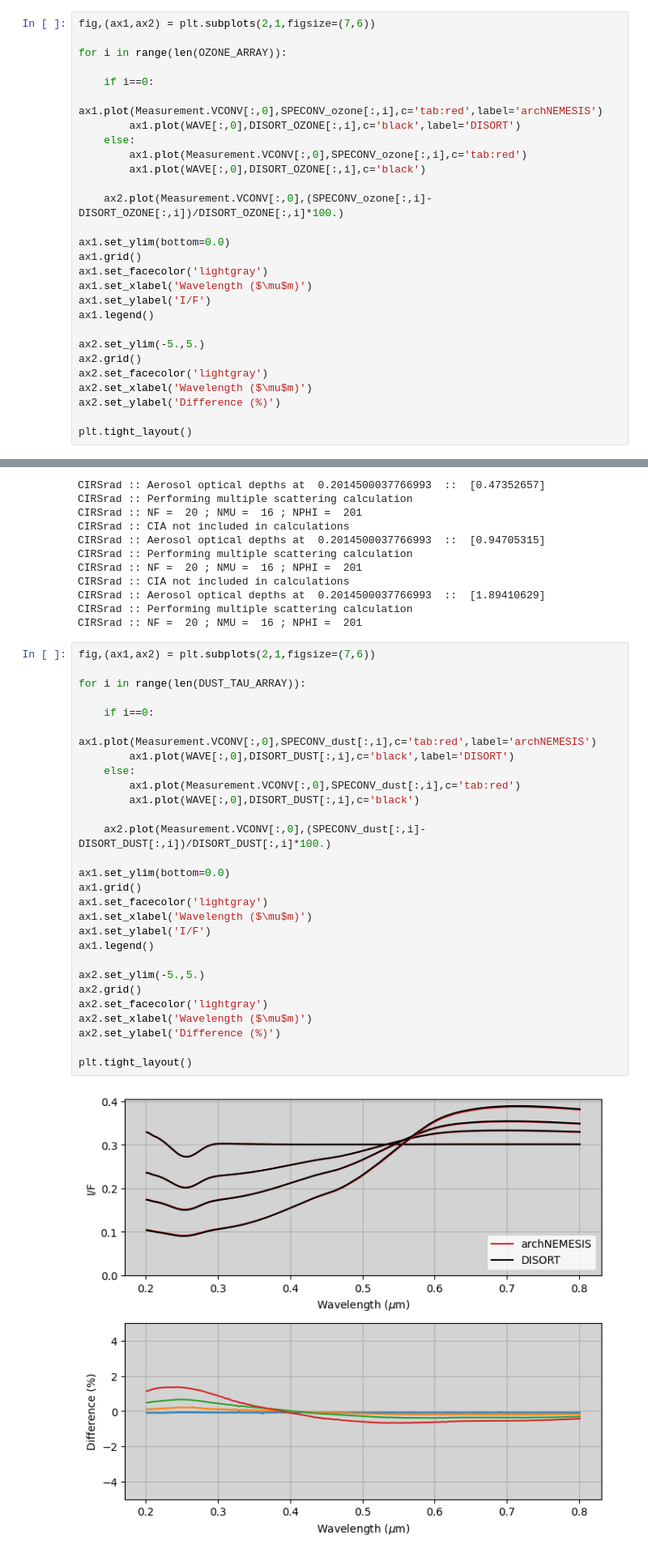
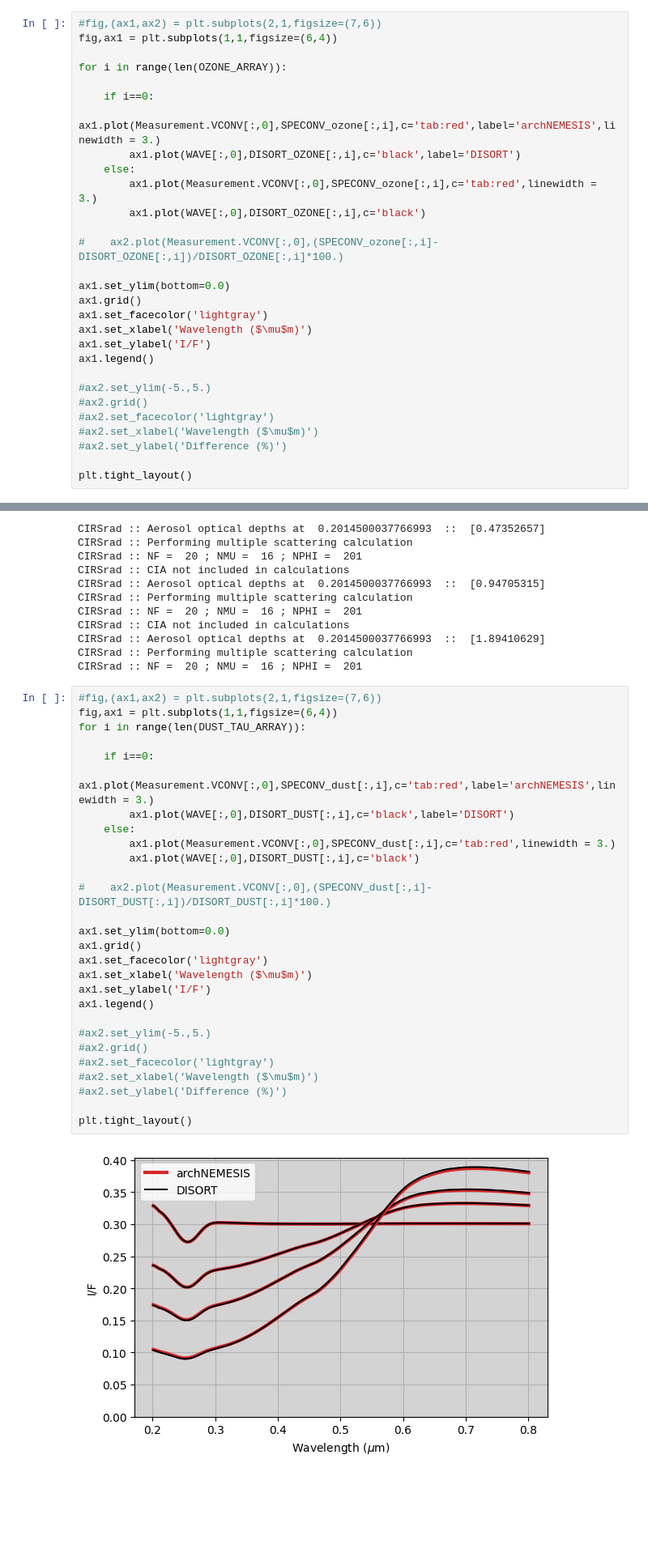
Before and after one commit to zcmcqueen/archnemesis-dist, a Jupyter notebook: docs/examples/Mars_DISORT/archnemesis_disort_comparisons.ipynb, the cells around one changed output, grey strips where cells are left out. Shown: that part at 81% size. Saved outputs shown, nothing was run; the diff lists cells and outputs as text; blank space fills up the shorter version.

```diff
--- a/docs/examples/Mars_DISORT/archnemesis_disort_comparisons.ipynb
+++ b/docs/examples/Mars_DISORT/archnemesis_disort_comparisons.ipynb
@@ -168,18 +168,19 @@ CIRSrad :: Aerosol optical depths at  0.2014500037766993  ::  [0.]
 CIRSrad :: Performing multiple scattering calculation
 CIRSrad :: NF =  20 ; NMU =  16 ; NPHI =  201
 # %%
-fig,(ax1,ax2) = plt.subplots(2,1,figsize=(7,6))
+#fig,(ax1,ax2) = plt.subplots(2,1,figsize=(7,6))
+fig,ax1 = plt.subplots(1,1,figsize=(6,4))
 
 for i in range(len(OZONE_ARRAY)):
 
     if i==0:
-        ax1.plot(Measurement.VCONV[:,0],SPECONV_ozone[:,i],c='tab:red',label='archNEMESIS')
+        ax1.plot(Measurement.VCONV[:,0],SPECONV_ozone[:,i],c='tab:red',label='archNEMESIS',linewidth = 3.)
         ax1.plot(WAVE[:,0],DISORT_OZONE[:,i],c='black',label='DISORT')
     else:
-        ax1.plot(Measurement.VCONV[:,0],SPECONV_ozone[:,i],c='tab:red')
+        ax1.plot(Measurement.VCONV[:,0],SPECONV_ozone[:,i],c='tab:red',linewidth = 3.)
         ax1.plot(WAVE[:,0],DISORT_OZONE[:,i],c='black')
 
-    ax2.plot(Measurement.VCONV[:,0],(SPECONV_ozone[:,i]-DISORT_OZONE[:,i])/DISORT_OZONE[:,i]*100.)
+#    ax2.plot(Measurement.VCONV[:,0],(SPECONV_ozone[:,i]-DISORT_OZONE[:,i])/DISORT_OZONE[:,i]*100.)
 
 ax1.set_ylim(bottom=0.0)
 ax1.grid()
@@ -188,11 +189,11 @@ ax1.set_xlabel('Wavelength ($\mu$m)')
 ax1.set_ylabel('I/F')
 ax1.legend()
 
-ax2.set_ylim(-5.,5.)
-ax2.grid()
-ax2.set_facecolor('lightgray')
-ax2.set_xlabel('Wavelength ($\mu$m)')
-ax2.set_ylabel('Difference (%)')
+#ax2.set_ylim(-5.,5.)
+#ax2.grid()
+#ax2.set_facecolor('lightgray')
+#ax2.set_xlabel('Wavelength ($\mu$m)')
+#ax2.set_ylabel('Difference (%)')
 
 plt.tight_layout()
 # %% [output]
@@ -233,32 +234,32 @@ CIRSrad :: Aerosol optical depths at  0.2014500037766993  ::  [1.89410629]
 CIRSrad :: Performing multiple scattering calculation
 CIRSrad :: NF =  20 ; NMU =  16 ; NPHI =  201
 # %%
-fig,(ax1,ax2) = plt.subplots(2,1,figsize=(7,6))
-
+#fig,(ax1,ax2) = plt.subplots(2,1,figsize=(7,6))
+fig,ax1 = plt.subplots(1,1,figsize=(6,4))
 for i in range(len(DUST_TAU_ARRAY)):
 
     if i==0:
-        ax1.plot(Measurement.VCONV[:,0],SPECONV_dust[:,i],c='tab:red',label='archNEMESIS')
+        ax1.plot(Measurement.VCONV[:,0],SPECONV_dust[:,i],c='tab:red',label='archNEMESIS',linewidth = 3.)
         ax1.plot(WAVE[:,0],DISORT_DUST[:,i],c='black',label='DISORT')
     else:
-        ax1.plot(Measurement.VCONV[:,0],SPECONV_dust[:,i],c='tab:red')
+        ax1.plot(Measurement.VCONV[:,0],SPECONV_dust[:,i],c='tab:red',linewidth = 3.)
         ax1.plot(WAVE[:,0],DISORT_DUST[:,i],c='black')
 
-    ax2.plot(Measurement.VCONV[:,0],(SPECONV_dust[:,i]-DISORT_DUST[:,i])/DISORT_DUST[:,i]*100.)
+#    ax2.plot(Measurement.VCONV[:,0],(SPECONV_dust[:,i]-DISORT_DUST[:,i])/DISORT_DUST[:,i]*100.)
 
 ax1.set_ylim(bottom=0.0)
 ax1.grid()
 ax1.set_facecolor('lightgray')
 ax1.set_xlabel('Wavelength ($\mu$m)')
 ax1.set_ylabel('I/F')
 ax1.legend()
 
-ax2.set_ylim(-5.,5.)
-ax2.grid()
-ax2.set_facecolor('lightgray')
-ax2.set_xlabel('Wavelength ($\mu$m)')
-ax2.set_ylabel('Difference (%)')
+#ax2.set_ylim(-5.,5.)
+#ax2.grid()
+#ax2.set_facecolor('lightgray')
+#ax2.set_xlabel('Wavelength ($\mu$m)')
+#ax2.set_ylabel('Difference (%)')
 
 plt.tight_layout()
 # %% [output]
-[figure, old version]
+[figure, new version]
```
Also changed, not shown: parts of 1 cell of this notebook, 1 other file.
